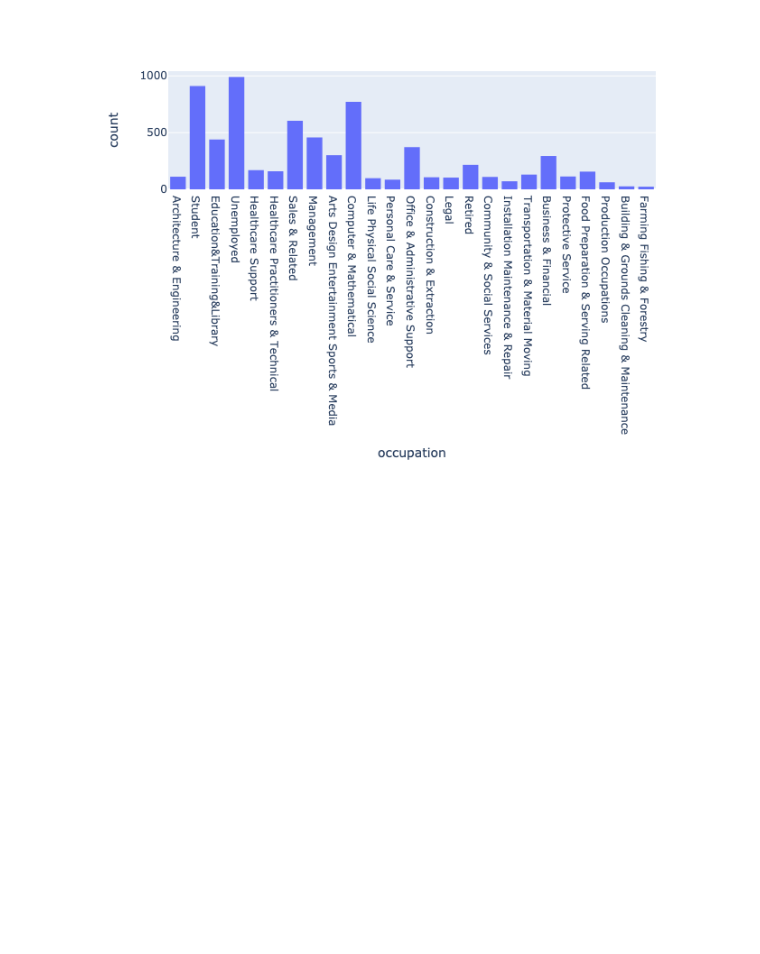
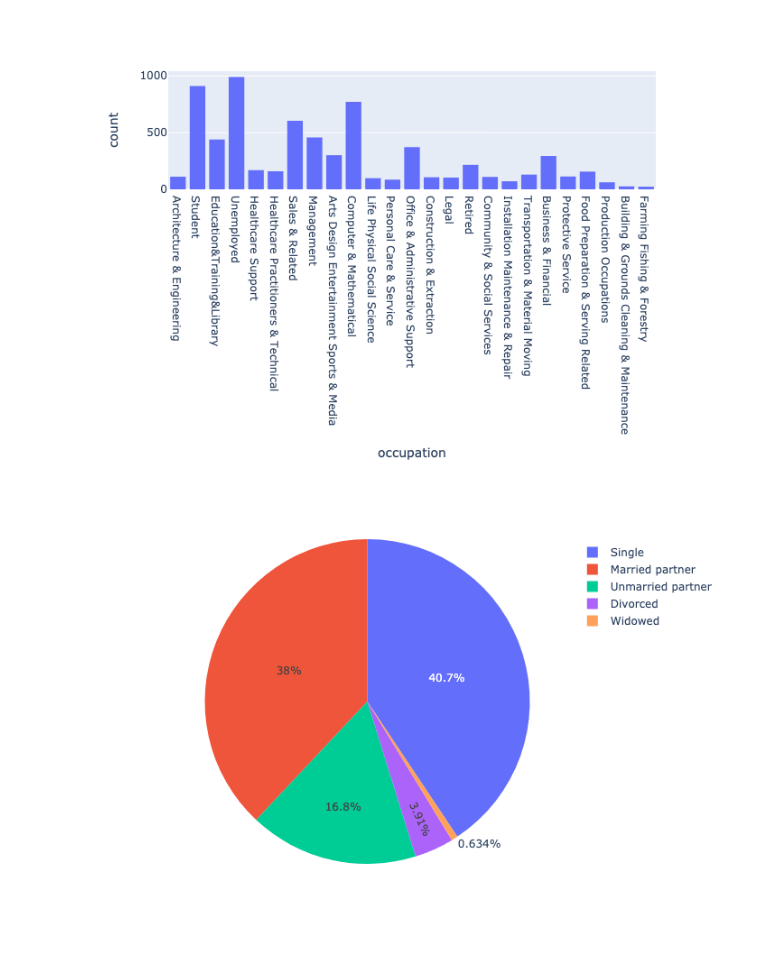
Before and after one commit to hagayzamir/BH-PCMLAI-Module_5, a Jupyter notebook: assignment_5_1_starter/prompt-Copy1.ipynb, the cells around one changed output. Saved outputs shown, nothing was run; the diff lists cells and outputs as text; code cells hidden in the pictures; blank space fills up the shorter version.

```diff
--- a/assignment_5_1_starter/prompt-Copy1.ipynb
+++ b/assignment_5_1_starter/prompt-Copy1.ipynb
@@ -499,3 +499,8 @@ hist = px.histogram(data.query('Y == 1'), x= 'occupation')
 hist.show('png')
 # %% [output]
 [figure]
+# %%
+fig = px.pie(data.query('coupon == "Coffee House"'), values='Y', names='maritalStatus')
+fig.show('png')
+# %% [output]
+[figure, added]
```
Also changed, not shown: parts of 1 cell of this notebook.
